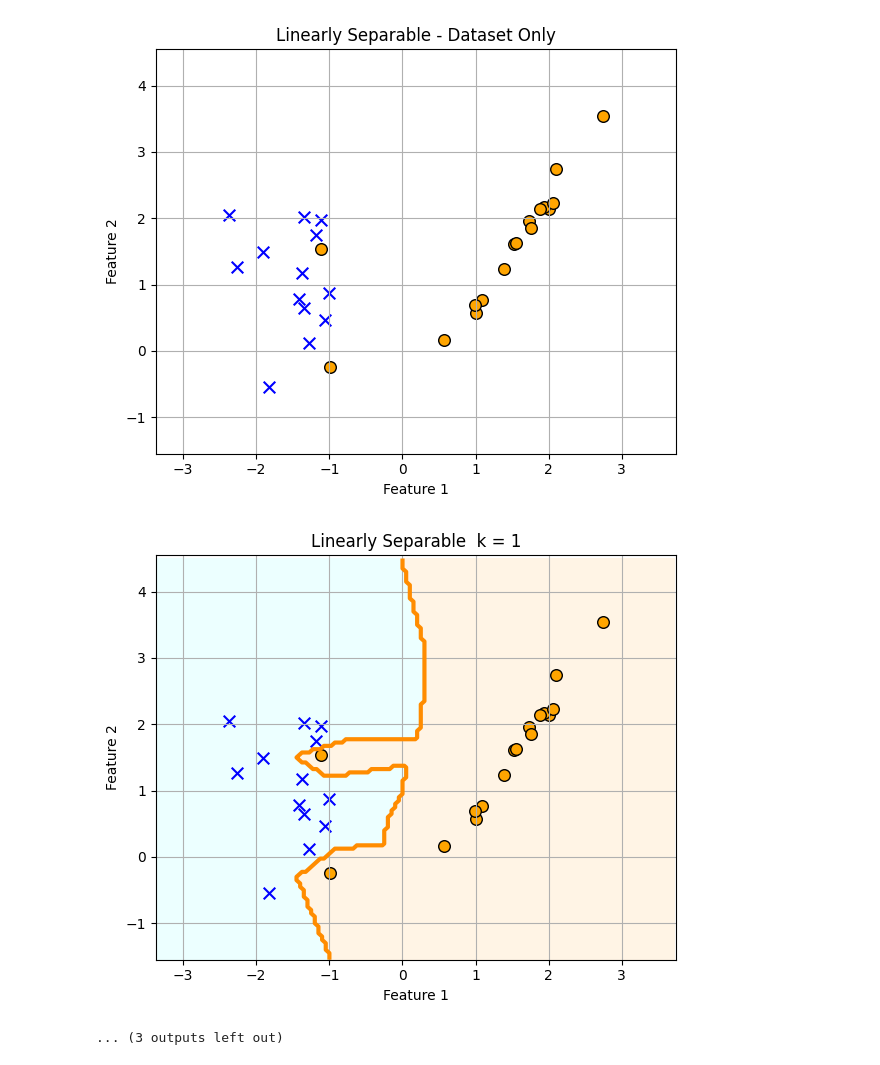
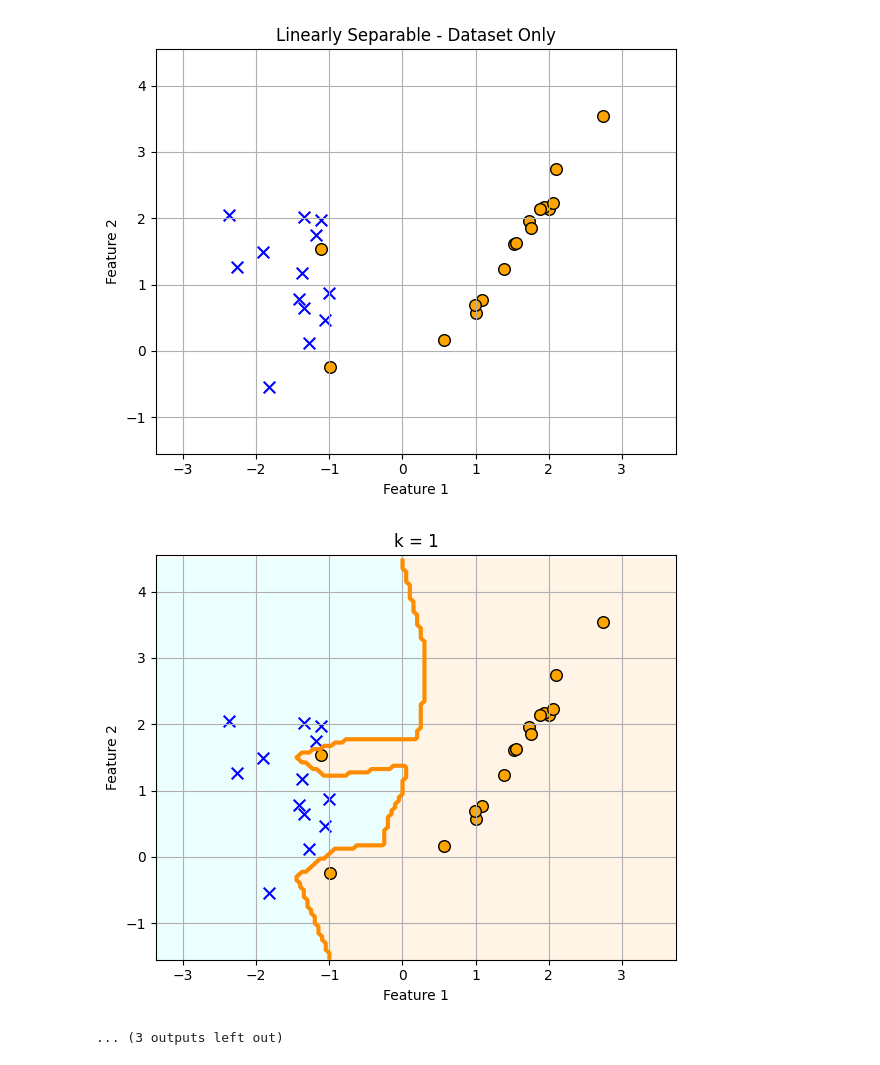
Before and after one commit to takeshi-teshima/lecture-supplement-material, a Jupyter notebook: Introduction-to-AI/01_20_kNN.ipynb, the cells around one changed output. Cells and saved outputs as stored; diff of their text form; code cells hidden in the pictures.

```diff
--- a/Introduction-to-AI/01_20_kNN.ipynb
+++ b/Introduction-to-AI/01_20_kNN.ipynb
@@ -66,7 +66,8 @@ def plot_single_knn(X, y, k, xlim, ylim, title_prefix="", show_voronoi=True):
         voronoi_plot_2d(vor, ax=plt.gca(), show_vertices=False,
                         line_colors=black, line_width=2, line_alpha=1.0, point_size=0)
 
-    plt.title(f"{title_prefix}  k = {k}")
+    plt.title(f"k = {k}")
+    # plt.title(f"{title_prefix}  k = {k}")
     plt.xlim(xlim)
     plt.ylim(ylim)
     plt.xlabel("Feature 1")
@@ -147,3 +148,3 @@ generate_and_plot_all(
 [figure]
-[figure, old version]
+[figure, new version]
 ... (3 outputs left out)
```
Also changed, not shown: parts of 2 cells of this notebook, 4 other files.
